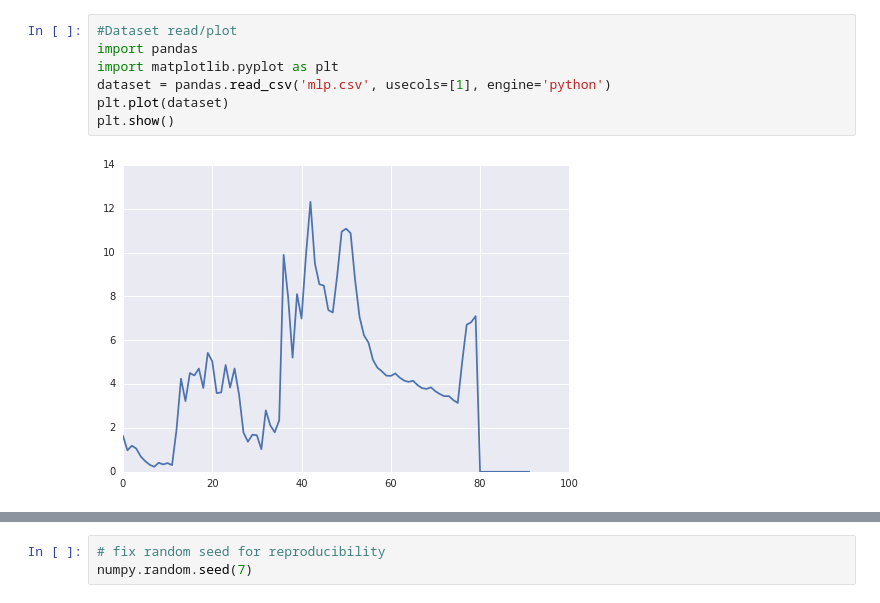
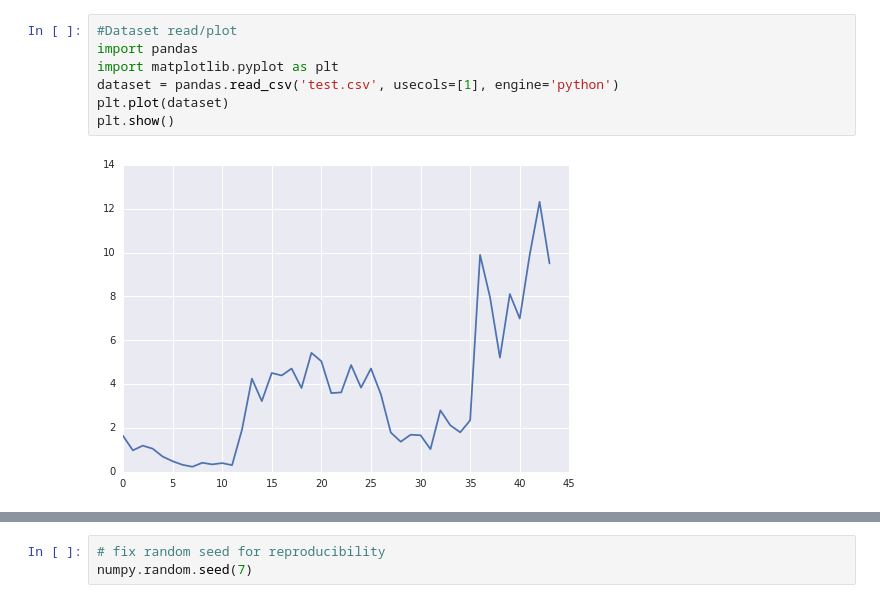
Before and after one commit to rimonhm/prototype, a Jupyter notebook: First test.ipynb, the cells around one changed output, grey strips where cells are left out. Cells and saved outputs as stored; diff of their text form.

```diff
--- a/First test.ipynb
+++ b/First test.ipynb
@@ -1,9 +1,9 @@
 # %%
 #Dataset read/plot
 import pandas
 import matplotlib.pyplot as plt
-dataset = pandas.read_csv('mlp.csv', usecols=[1], engine='python')
+dataset = pandas.read_csv('test.csv', usecols=[1], engine='python')
 plt.plot(dataset)
 plt.show()
 # %% [output]
-[figure, old version]
+[figure, new version]
```
Also changed, not shown: parts of 13 cells of this notebook, 4 other files.
